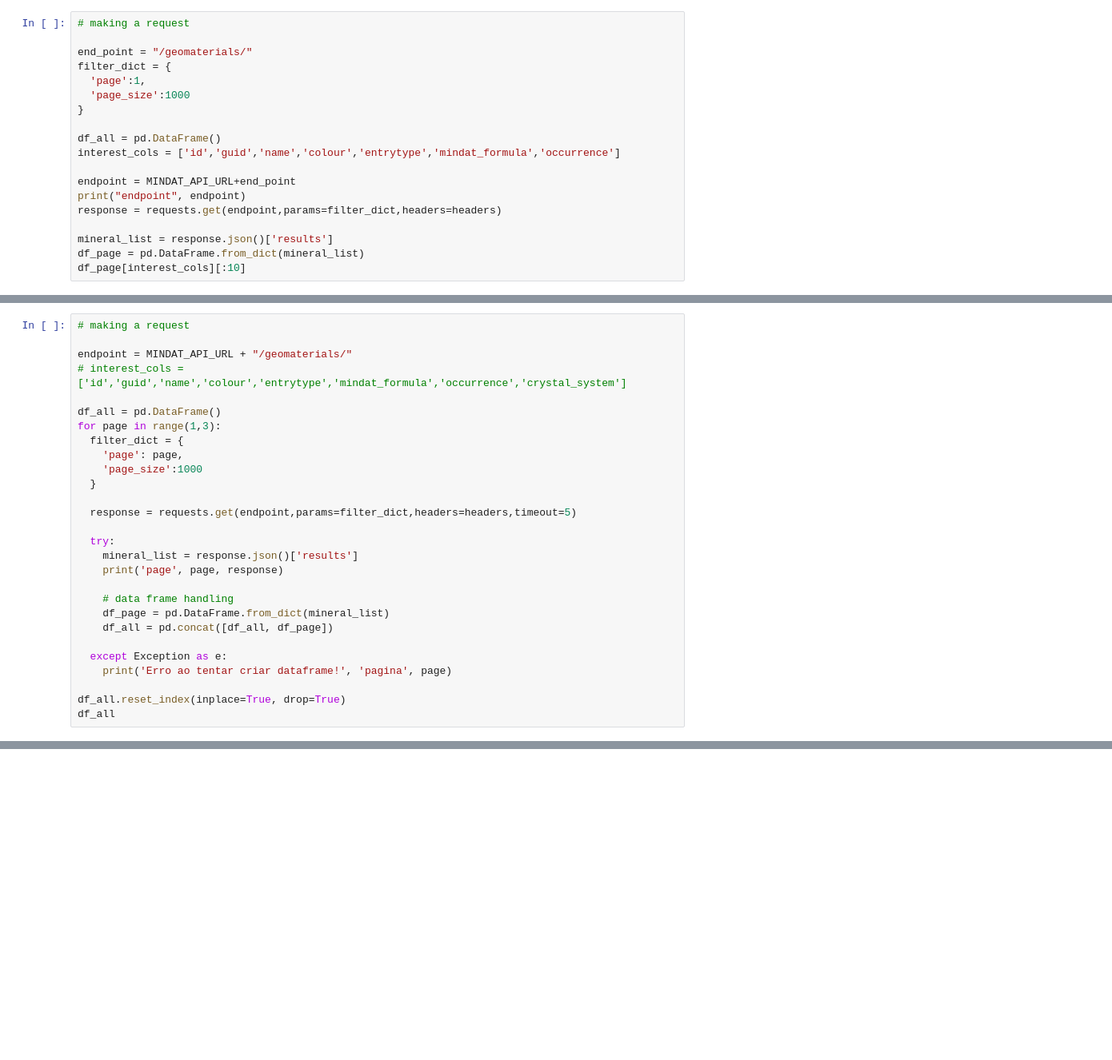
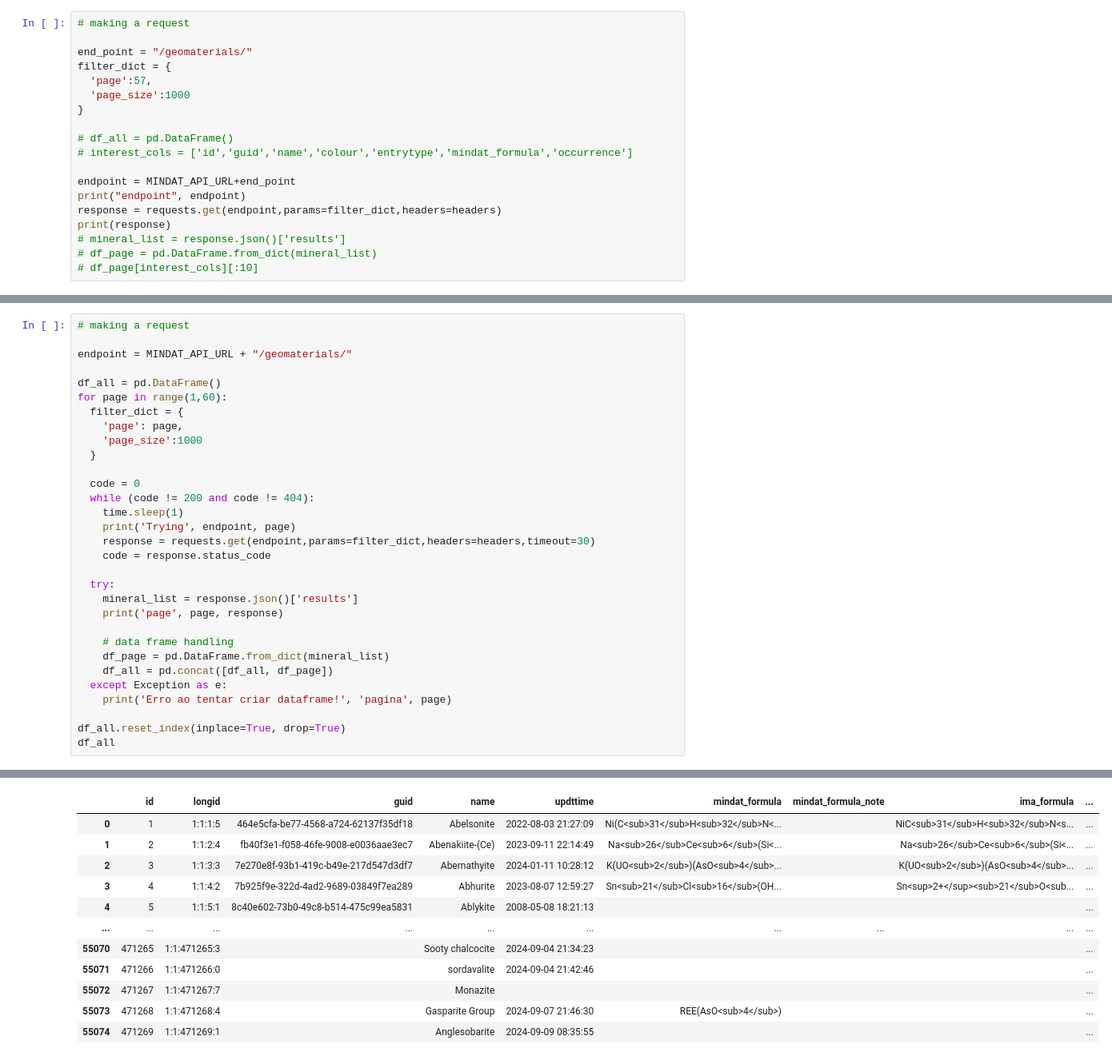
Before and after one commit to luschiro/mindapp, a Jupyter notebook: api_tests.ipynb, the cells around one changed output, grey strips where cells are left out. Shown at 80% size. Drawn from its saved outputs; the diff is of its cells as text; blank space fills up the shorter version.

```diff
--- a/api_tests.ipynb
+++ b/api_tests.ipynb
@@ -35,17 +36,17 @@ duckdb.execute("SET GLOBAL pandas_analyze_sample = 100_000")
 
 end_point = "/geomaterials/"
 filter_dict = {
-  'page':1,
+  'page':57,
   'page_size':1000
 }
 
-df_all = pd.DataFrame()
-interest_cols = ['id','guid','name','colour','entrytype','mindat_formula','occurrence']
+# df_all = pd.DataFrame()
+# interest_cols = ['id','guid','name','colour','entrytype','mindat_formula','occurrence']
 
 endpoint = MINDAT_API_URL+end_point
 print("endpoint", endpoint)
 response = requests.get(endpoint,params=filter_dict,headers=headers)
-
-mineral_list = response.json()['results']
-df_page = pd.DataFrame.from_dict(mineral_list)
-df_page[interest_cols][:10]
+print(response)
+# mineral_list = response.json()['results']
+# df_page = pd.DataFrame.from_dict(mineral_list)
+# df_page[interest_cols][:10]
@@ -55,16 +59,20 @@ df_page[interest_cols][:10]
 # making a request
 
 endpoint = MINDAT_API_URL + "/geomaterials/"
-# interest_cols = ['id','guid','name','colour','entrytype','mindat_formula','occurrence','crystal_system']
 
 df_all = pd.DataFrame()
-for page in range(1,3):
+for page in range(1,60):
   filter_dict = {
     'page': page,
     'page_size':1000
   }
 
-  response = requests.get(endpoint,params=filter_dict,headers=headers,timeout=5)
+  code = 0
+  while (code != 200 and code != 404):
+    time.sleep(1)
+    print('Trying', endpoint, page)
+    response = requests.get(endpoint,params=filter_dict,headers=headers,timeout=30)
+    code = response.status_code
 
   try:
     mineral_list = response.json()['results']
@@ -73,9 +81,9 @@ for page in range(1,3):
     # data frame handling
     df_page = pd.DataFrame.from_dict(mineral_list)
     df_all = pd.concat([df_all, df_page])
-
   except Exception as e:
     print('Erro ao tentar criar dataframe!', 'pagina', page)
 
 df_all.reset_index(inplace=True, drop=True)
 df_all
+# %% [output]
@@ -81,0 +107,12 @@ df_all
+|  | id | longid | guid | name | updttime | mindat_formula | mindat_formula_note | ima_formula | ... |
+| 0 | 1 | 1:1:1:5 | 464e5cfa-be77-4568-a724-62137f35df18 | Abelsonite | 2022-08-03 21:27:09 | Ni(C<sub>31</sub>H<sub>32</sub>N<... |  | NiC<sub>31</sub>H<sub>32</sub>N<s... | ... |
+| 1 | 2 | 1:1:2:4 | fb40f3e1-f058-46fe-9008-e0036aae3ec7 | Abenakiite-(Ce) | 2023-09-11 22:14:49 | Na<sub>26</sub>Ce<sub>6</sub>(Si<... |  | Na<sub>26</sub>Ce<sub>6</sub>(Si<... | ... |
+| 2 | 3 | 1:1:3:3 | 7e270e8f-93b1-419c-b49e-217d547d3df7 | Abernathyite | 2024-01-11 10:28:12 | K(UO<sub>2</sub>)(AsO<sub>4</sub>... |  | K(UO<sub>2</sub>)(AsO<sub>4</sub>... | ... |
+| 3 | 4 | 1:1:4:2 | 7b925f9e-322d-4ad2-9689-03849f7ea289 | Abhurite | 2023-08-07 12:59:27 | Sn<sub>21</sub>Cl<sub>16</sub>(OH... |  | Sn<sup>2+</sup><sub>21</sub>O<sub... | ... |
+| 4 | 5 | 1:1:5:1 | 8c40e602-73b0-49c8-b514-475c99ea5831 | Ablykite | 2008-05-08 18:21:13 |  |  |  | ... |
+| ... | ... | ... | ... | ... | ... | ... | ... | ... | ... |
+| 55070 | 471265 | 1:1:471265:3 |  | Sooty chalcocite | 2024-09-04 21:34:23 |  |  |  | ... |
+| 55071 | 471266 | 1:1:471266:0 |  | sordavalite | 2024-09-04 21:42:46 |  |  |  | ... |
+| 55072 | 471267 | 1:1:471267:7 |  | Monazite |  |  |  |  | ... |
+| 55073 | 471268 | 1:1:471268:4 |  | Gasparite Group | 2024-09-07 21:46:30 | REE(AsO<sub>4</sub>) |  |  | ... |
+| 55074 | 471269 | 1:1:471269:1 |  | Anglesobarite | 2024-09-09 08:35:55 |  |  |  | ... |
```
Also changed, not shown: parts of 14 cells of this notebook, 3 other files.
